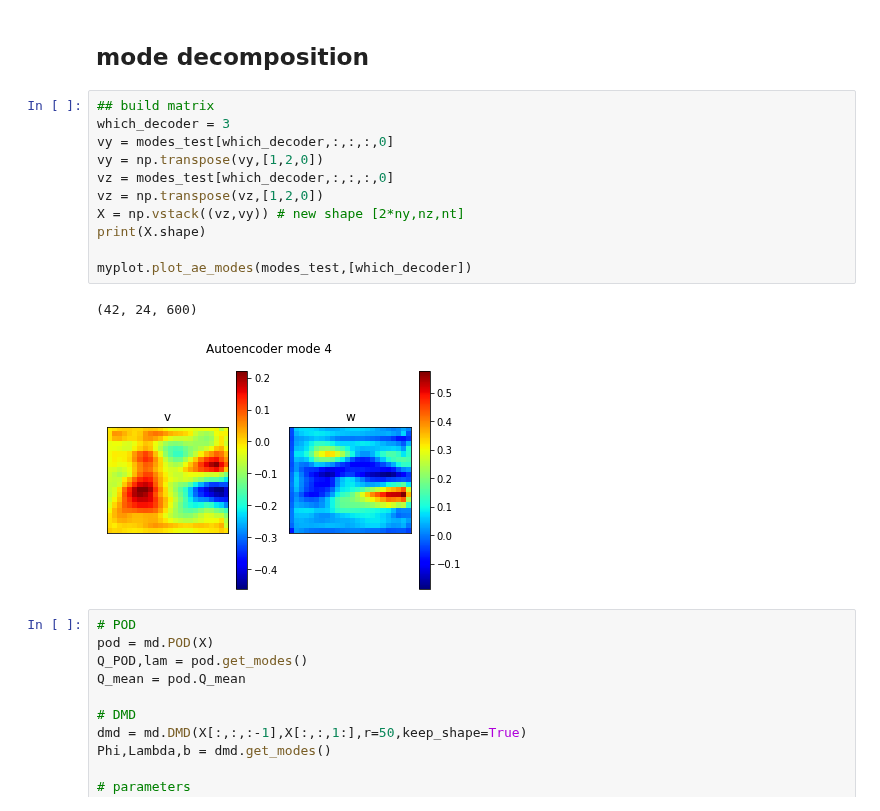
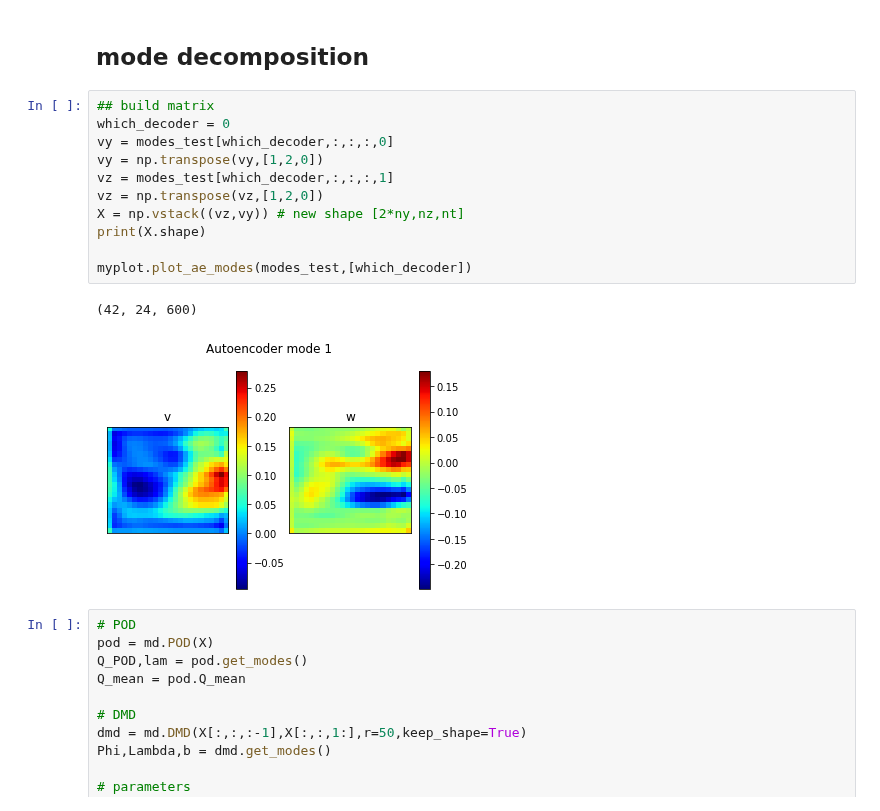
Before and after one commit to MagriLab/MD-CNN-AE, a Jupyter notebook: visualise_hierarchical_mode.ipynb, the cells around one changed output. Drawn from its saved outputs; the diff is of its cells as text.

```diff
--- a/visualise_hierarchical_mode.ipynb
+++ b/visualise_hierarchical_mode.ipynb
@@ -196,18 +196,18 @@ plt.show()
 ## mode decomposition
 # %%
 ## build matrix
-which_decoder = 3
+which_decoder = 0
 vy = modes_test[which_decoder,:,:,:,0]
 vy = np.transpose(vy,[1,2,0])
-vz = modes_test[which_decoder,:,:,:,0]
+vz = modes_test[which_decoder,:,:,:,1]
 vz = np.transpose(vz,[1,2,0])
 X = np.vstack((vz,vy)) # new shape [2*ny,nz,nt]
 print(X.shape)
 
 myplot.plot_ae_modes(modes_test,[which_decoder])
 # %% [output]
 (42, 24, 600)
-[figure, old version]
+[figure, new version]
 # %%
 # POD
 pod = md.POD(X)
```
Also changed, not shown: parts of 5 cells of this notebook, 3 other files.
